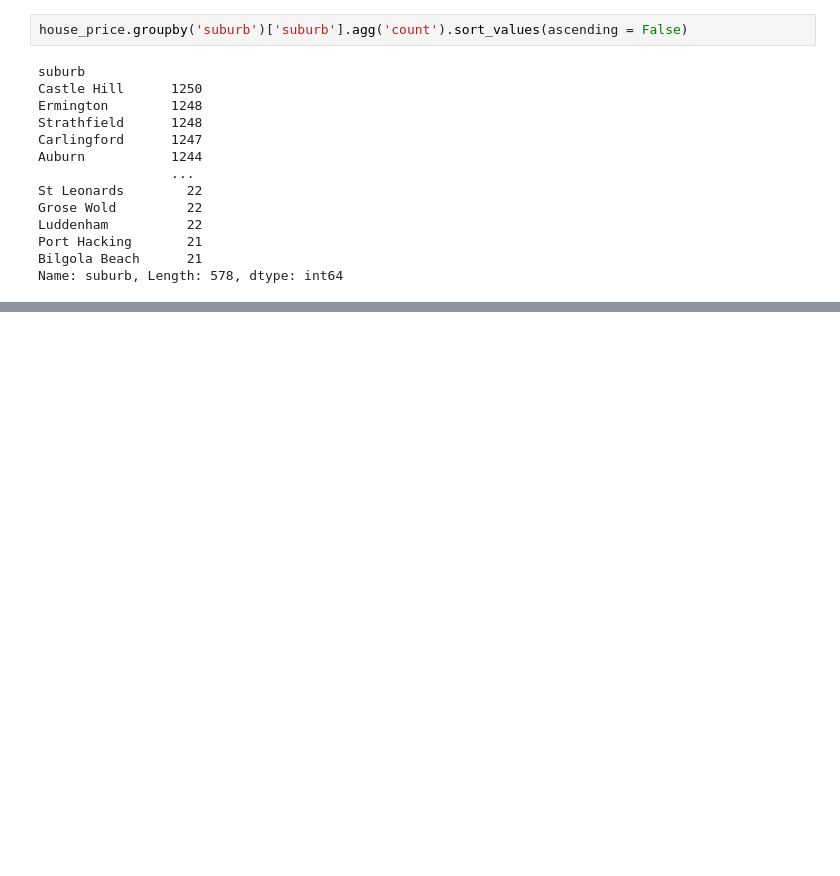
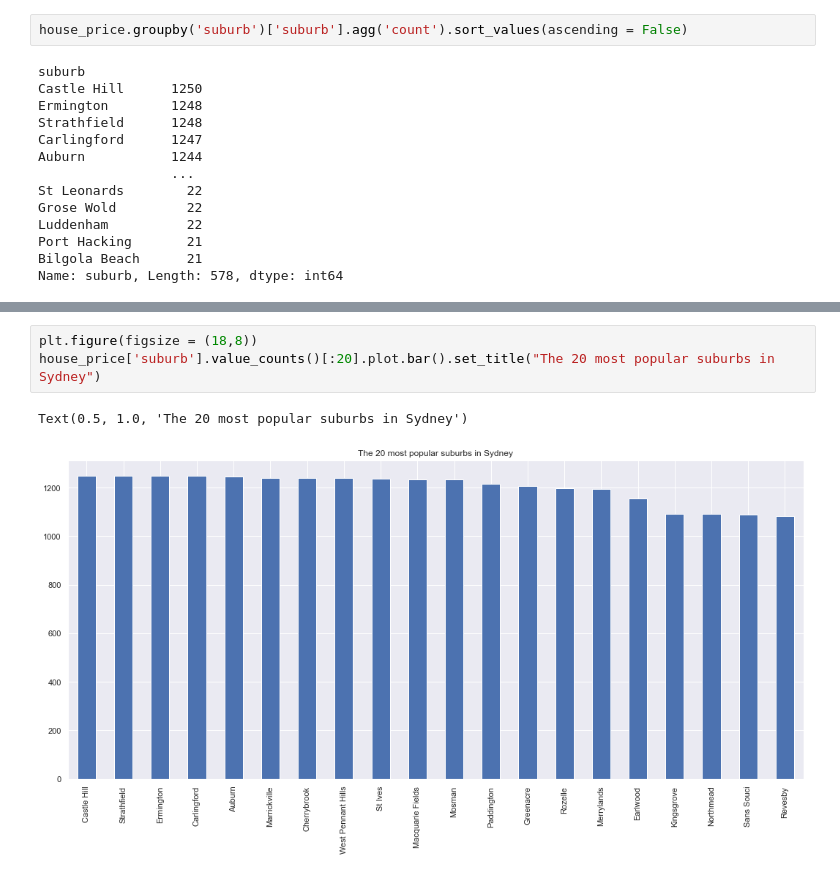
Before and after one commit to alex-lang-br/Prediction-project, a Jupyter notebook: Sydney_House_Pred.ipynb, the cells around one changed output, grey strips where cells are left out. Saved outputs shown, nothing was run; the diff lists cells and outputs as text; blank space fills up the shorter version.

```diff
--- a/Sydney_House_Pred.ipynb
+++ b/Sydney_House_Pred.ipynb
@@ -252,0 +286,6 @@ Name: suburb, Length: 578, dtype: int64
+# %%
+plt.figure(figsize = (18,8))
+house_price['suburb'].value_counts()[:20].plot.bar().set_title("The 20 most popular suburbs in Sydney")
+# %% [output]
+Text(0.5, 1.0, 'The 20 most popular suburbs in Sydney')
+[figure, added]
```
Also changed, not shown: parts of 49 cells of this notebook.
